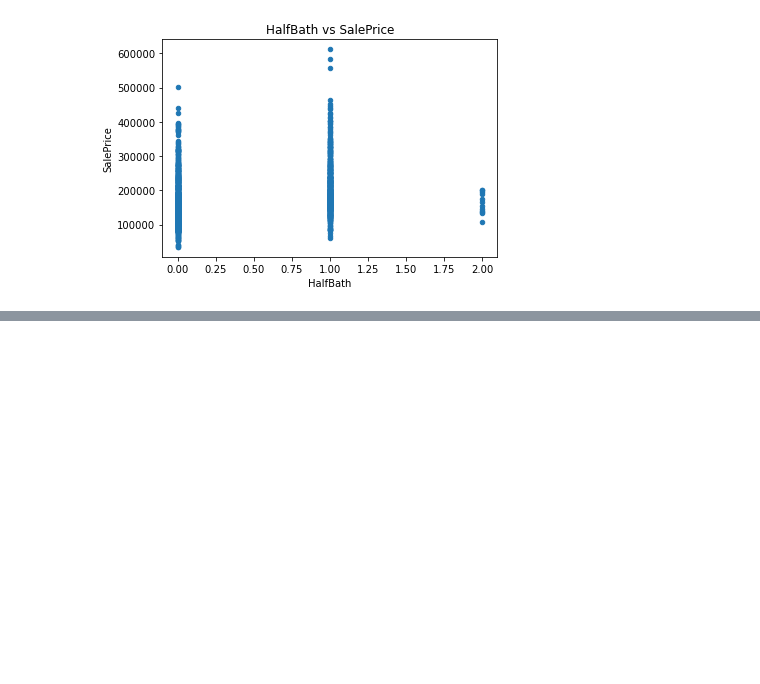
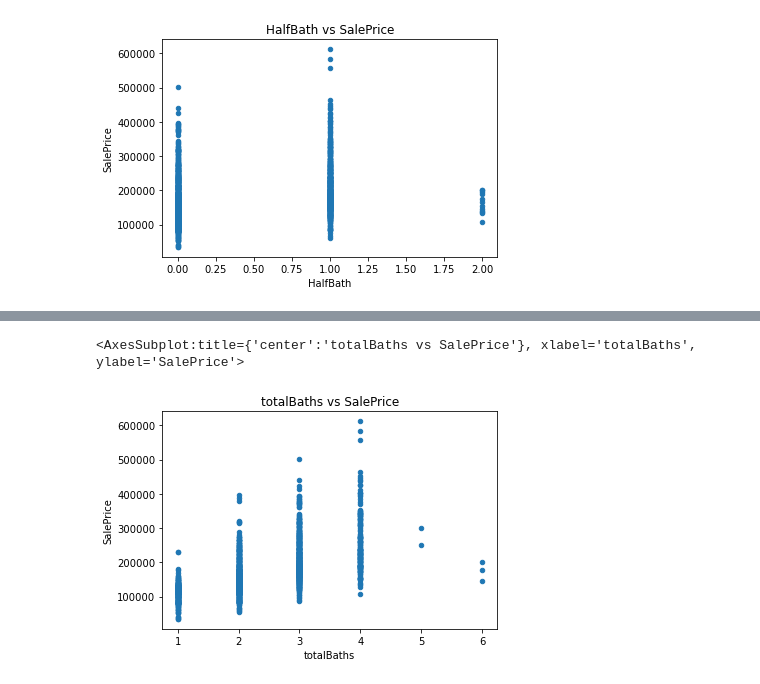
Before and after one commit to lucasbaldezzari/CursoAADoc, a Jupyter notebook: Actividades/TP 4/TP4-Baldezzari.ipynb, the cells around one changed output, grey strips where cells are left out. Saved outputs shown, nothing was run; the diff lists cells and outputs as text; code cells hidden in the pictures; blank space fills up the shorter version.

```diff
--- a/Actividades/TP 4/TP4-Baldezzari.ipynb
+++ b/Actividades/TP 4/TP4-Baldezzari.ipynb
@@ -226,0 +235,7 @@ trainset.plot.scatter(x="HalfBath", y="SalePrice", title ="HalfBath vs SalePrice
+# %%
+#sumo cantidad de baños y lo guardo en una única variable
+
+trainset["totalBaths"] =  trainset.BsmtFullBath + trainset.BsmtHalfBath + trainset.FullBath + trainset.HalfBath
+testset["totalBaths"] =  testset.BsmtFullBath + testset.BsmtHalfBath + testset.FullBath + testset.HalfBath
+
+trainset["totalBaths"]
@@ -226,0 +255,6 @@ trainset.plot.scatter(x="HalfBath", y="SalePrice", title ="HalfBath vs SalePrice
+# %%
+trainset.plot.scatter(x="totalBaths", y="SalePrice", title = "totalBaths vs SalePrice")
+#trainset.FireplaceQu
+# %% [output]
+<AxesSubplot:title={'center':'totalBaths vs SalePrice'}, xlabel='totalBaths', ylabel='SalePrice'>
+[figure, added]
```
Also changed, not shown: parts of 24 cells of this notebook, 1 other file.
